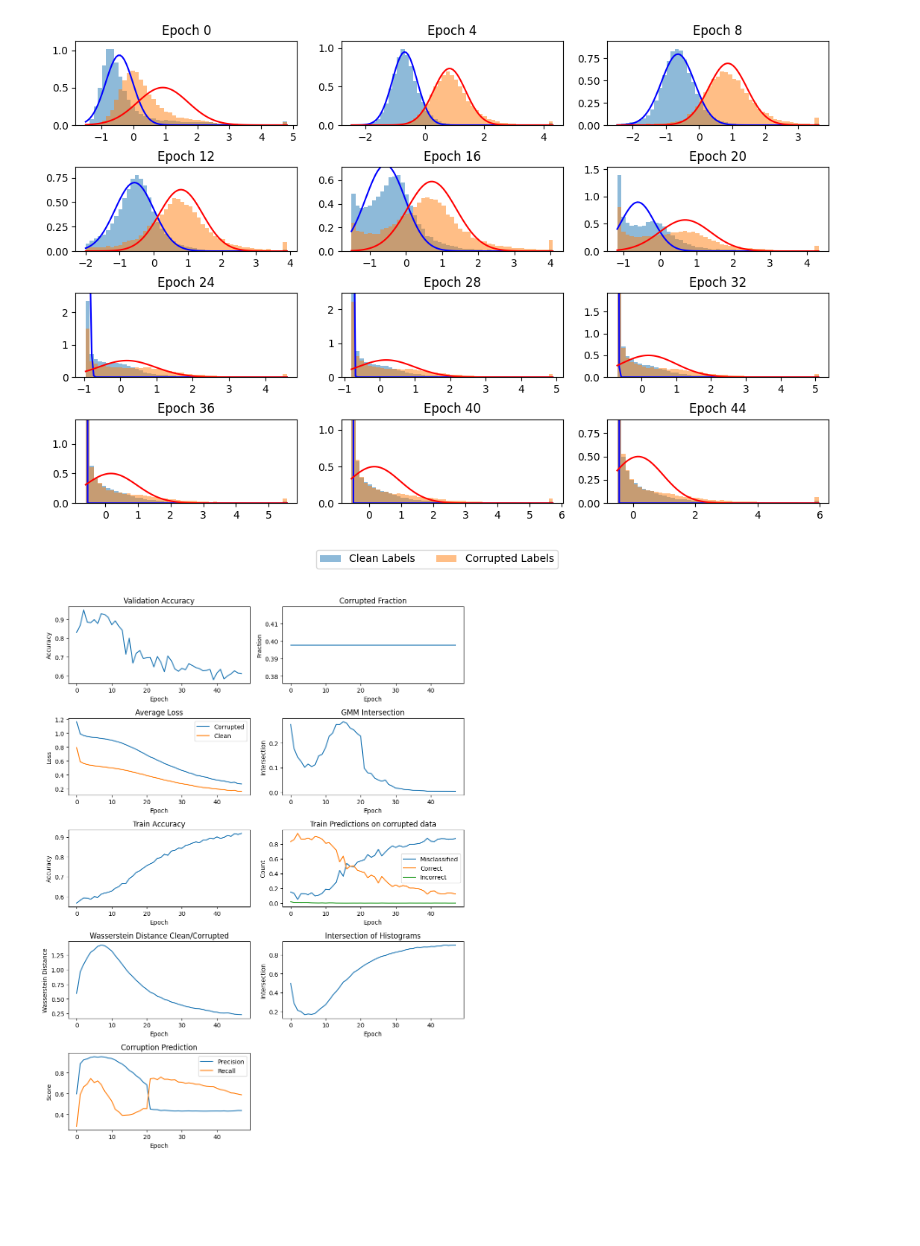
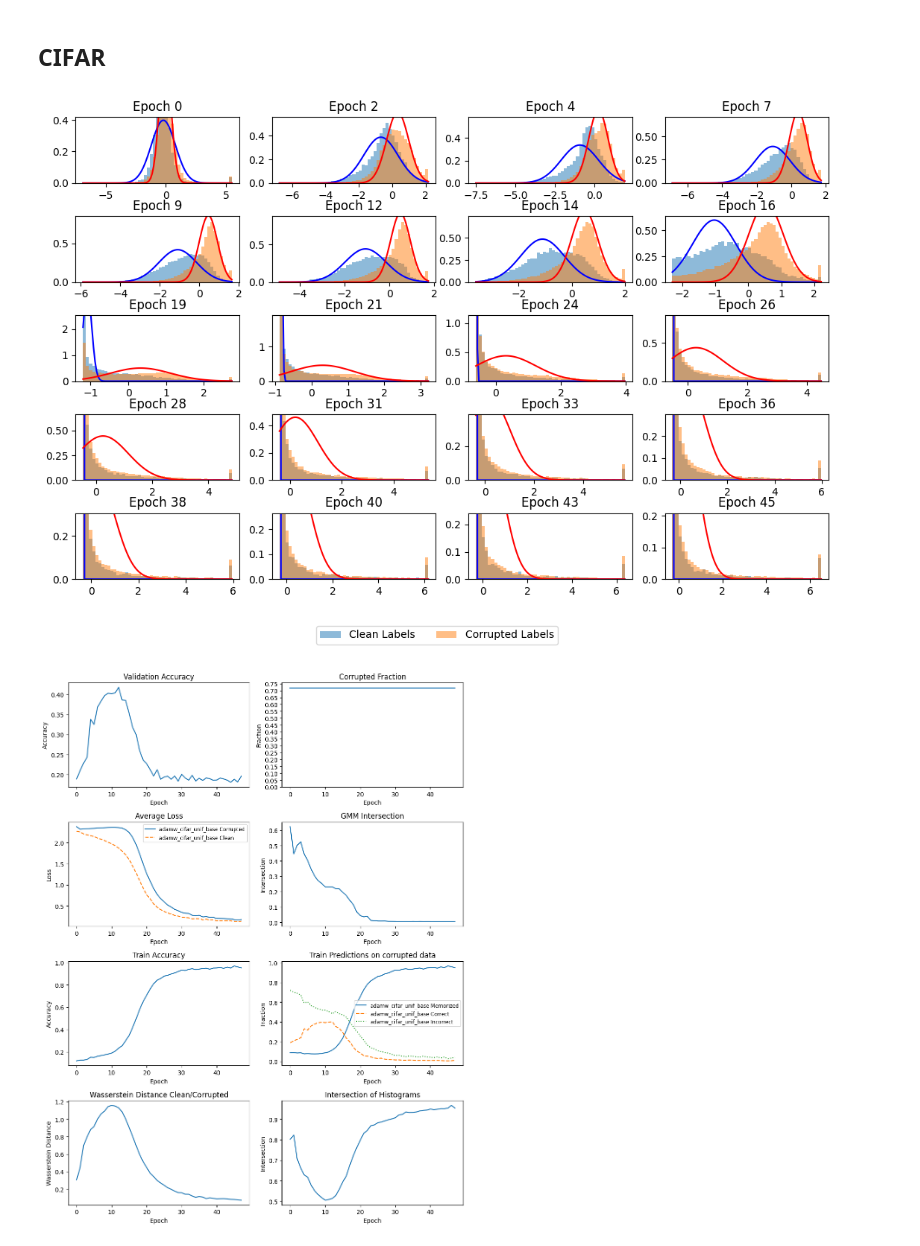
Before and after one commit to Kirill2187/2025-Project-175, a Jupyter notebook: code/main.ipynb, the cells around one changed output. Cells and saved outputs as stored; diff of their text form; code cells hidden in the pictures; blank space fills up the shorter version.

```diff
--- a/code/main.ipynb
+++ b/code/main.ipynb
@@ -195,6 +286,8 @@ def plot_insights(directory: str):
+# %% [markdown]
+## CIFAR
 # %%
-plot_insights('adamw_mnist_base')
+plot_insights('adamw_cifar_unif_base')
 # %% [output]
-[figure, old version]
+[figure, new version]
-[figure, old version]
+[figure, new version]
 # %%
```
Also changed, not shown: parts of 13 cells of this notebook, 18 other files.
